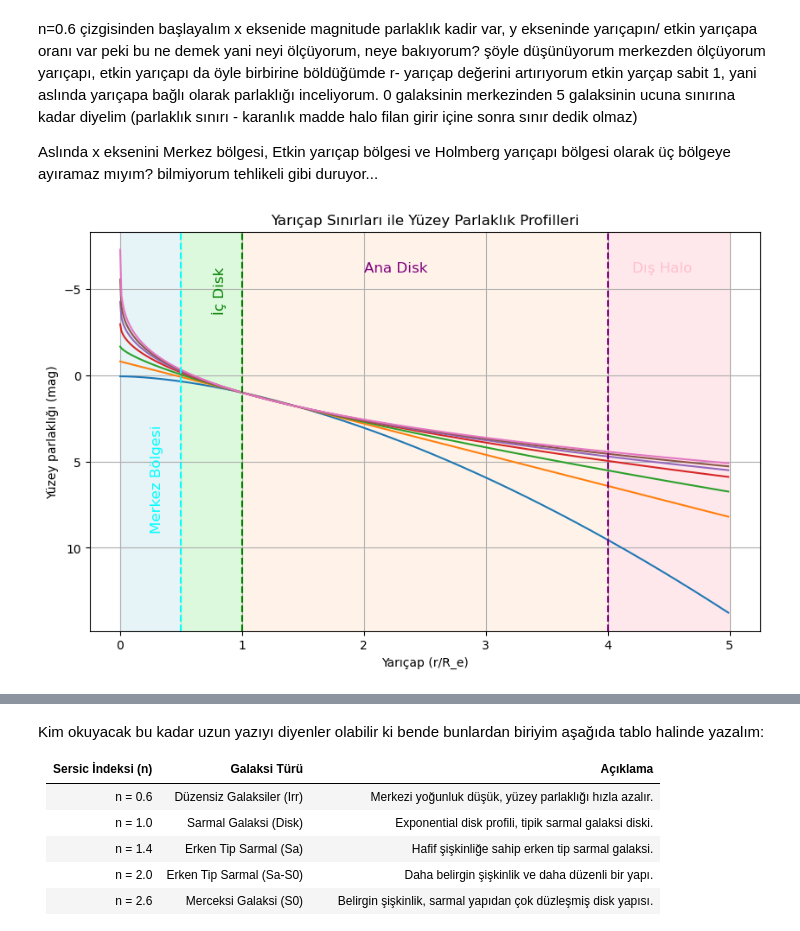
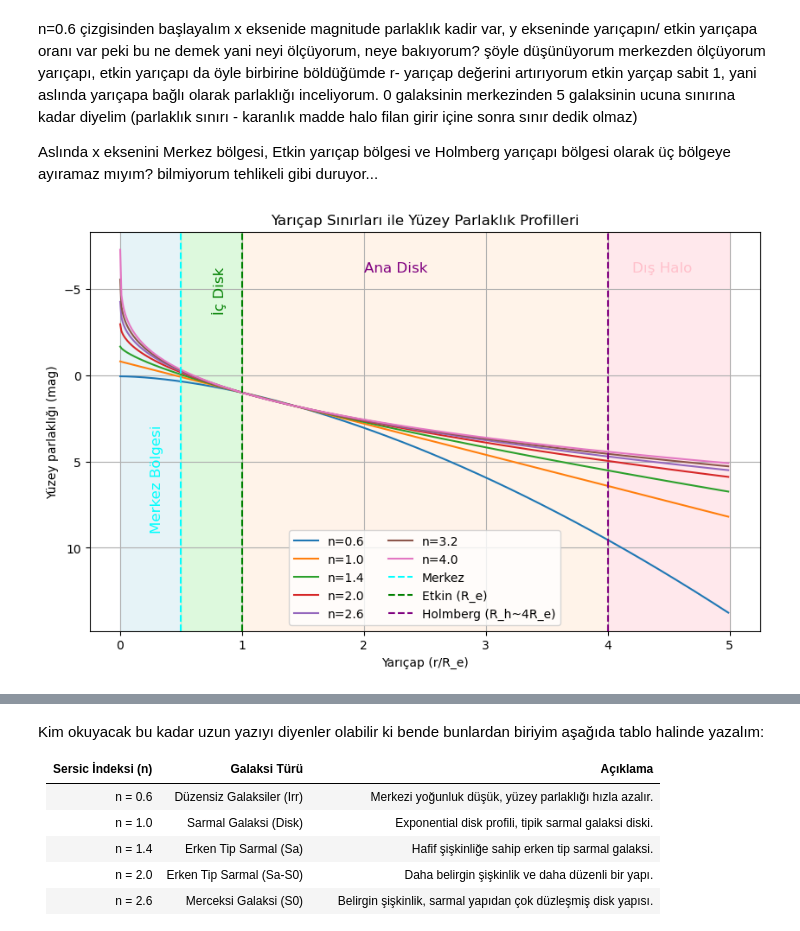
Before and after one commit to ebupi/galaxies-and-cosmology, a Jupyter notebook: sersic.ipynb, the cells around one changed output, grey strips where cells are left out. Drawn from its saved outputs; the diff is of its cells as text; code cells hidden in the pictures.

```diff
--- a/sersic.ipynb
+++ b/sersic.ipynb
@@ -155,37 +155,37 @@ Aslında x eksenini Merkez bölgesi, Etkin yarıçap bölgesi ve Holmberg yarı
 # %%
 # Sınıflandırmalar ile profilleri çiz
 def profiller_sınırlı(r=np.arange(0., 5., 0.01), ns=[0.6, 1.0, 1.4, 2.0, 2.6, 3.2, 4.0], I_e=1., R_e=1., mag=True):
     plt.figure(figsize=(10, 6))
     # Her Sersic endeksini döngü ile çiz
     for n in ns:
         plt.plot(r, profile(r, I_e, R_e, n=n, mag=mag), label=f'n={n:.1f}')
-    # Sınırlar için dikey çizgiler ve gölgelendirilmiş alanlar ekle
-    plt.axvline(x=0.5, color='cyan', linestyle='--', linewidth=1.5)
-    plt.axvline(x=1.0, color='green', linestyle='--', linewidth=1.5)
-    plt.axvline(x=4.0, color='purple', linestyle='--', linewidth=1.5)
+    # Sınırlar için dikey çizgiler ekle
+    plt.axvline(x=0.5, color='cyan', linestyle='--', linewidth=1.5, label='Merkez')
+    plt.axvline(x=1.0, color='green', linestyle='--', linewidth=1.5, label='Etkin (R_e)')
+    plt.axvline(x=4.0, color='purple', linestyle='--', linewidth=1.5, label='Holmberg (R_h~4R_e)')
 
     # Gölgeli alanlar
     plt.axvspan(0, 0.5, color='lightblue', alpha=0.3)
     plt.axvspan(0.5, 1.0, color='lightgreen', alpha=0.3)
     plt.axvspan(1.0, 4.0, color='peachpuff', alpha=0.3)
     plt.axvspan(4.0, 5.0, color='lightpink', alpha=0.3)
 
     # İlgili alanlara dikey etiketler ekle
-    plt.text(0.25, plt.ylim()[0]+15 + (plt.ylim()[1] - plt.ylim()[0]) * 0.1, 'Merkez Bölgesi', color='cyan', fontsize=12, rotation=90)
+    plt.text(0.25, plt.ylim()[0] + 15 + (plt.ylim()[1] - plt.ylim()[0]) * 0.1, 'Merkez Bölgesi', color='cyan', fontsize=12, rotation=90)
     plt.text(0.75, plt.ylim()[0] + (plt.ylim()[1] - plt.ylim()[0]) * 0.2, 'İç Disk', color='green', fontsize=12, rotation=90)
-
     plt.text(2.0, plt.ylim()[0] + (plt.ylim()[1] - plt.ylim()[0]) * 0.1, 'Ana Disk', color='purple', fontsize=12)
     plt.text(4.2, plt.ylim()[0] + (plt.ylim()[1] - plt.ylim()[0]) * 0.1, 'Dış Halo', color='pink', fontsize=12)
 
     # Grafiği etiketle ve göster
     plt.xlabel('Yarıçap (r/R_e)')
     plt.ylabel('Yüzey parlaklığı (mag)' if mag else 'Yüzey parlaklığı')
     plt.ylim(plt.ylim()[::-1] if mag else plt.ylim())  # Kadir birimlerinde ekseni ters çevir
     plt.title('Yarıçap Sınırları ile Yüzey Parlaklık Profilleri')
+    plt.legend(loc="best",ncol=2)
     plt.grid()
     plt.show()
 
 # Çizim fonksiyonunu çalıştır
 profiller_sınırlı()
 # %% [output]
-[figure, old version]
+[figure, new version]
```
Also changed, not shown: parts of 2 cells of this notebook.
